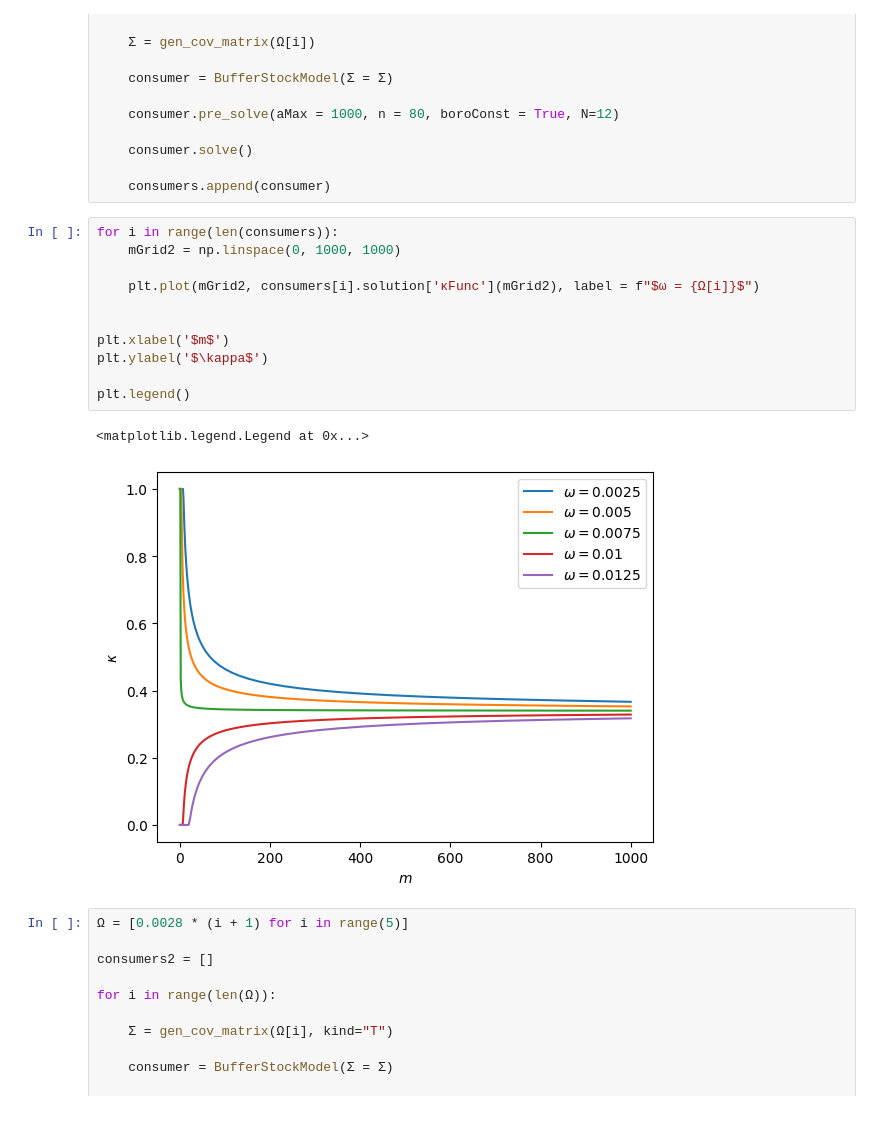
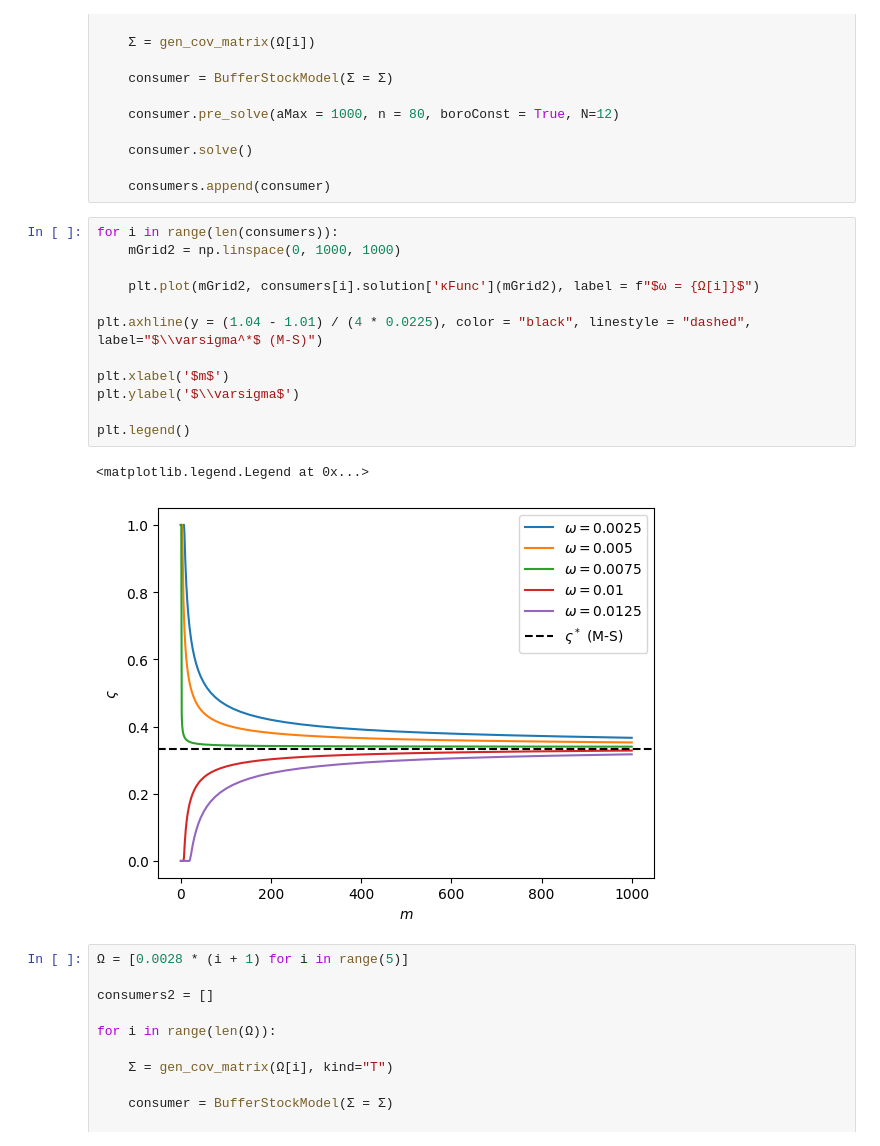
Before and after one commit to sidd3888/precautionary-saving-portfolio-choice, a Jupyter notebook: Code/equity_premium.ipynb, the cells around one changed output. Drawn from its saved outputs; the diff is of its cells as text.

```diff
--- a/Code/equity_premium.ipynb
+++ b/Code/equity_premium.ipynb
@@ -705,17 +805,18 @@ for i in range(len(Ω)):
 # %%
 for i in range(len(consumers)):
     mGrid2 = np.linspace(0, 1000, 1000)
 
     plt.plot(mGrid2, consumers[i].solution['κFunc'](mGrid2), label = f"$ω = {Ω[i]}$")
 
+plt.axhline(y = (1.04 - 1.01) / (4 * 0.0225), color = "black", linestyle = "dashed", label="$\\varsigma^*$ (M-S)")
 
 plt.xlabel('$m$')
-plt.ylabel('$\kappa$')
+plt.ylabel('$\\varsigma$')
 
 plt.legend()
 # %% [output]
 <matplotlib.legend.Legend at 0x...>
-[figure, old version]
+[figure, new version]
 # %%
 Ω = [0.0028 * (i + 1) for i in range(5)]
 
```
Also changed, not shown: parts of 17 cells of this notebook, 48 other files.
